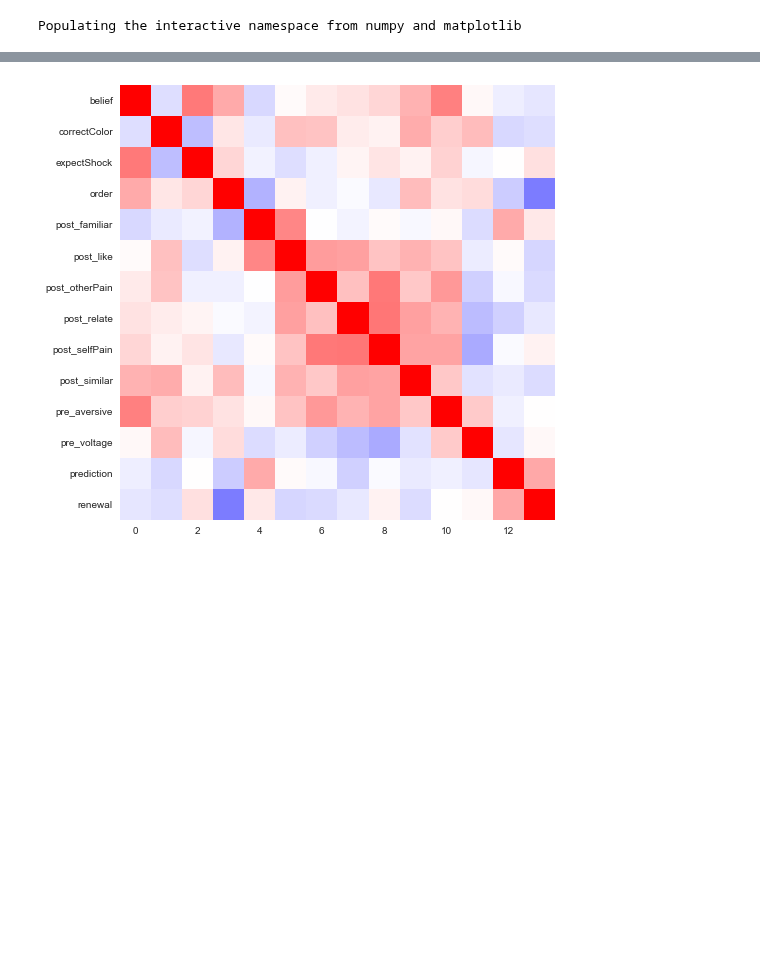
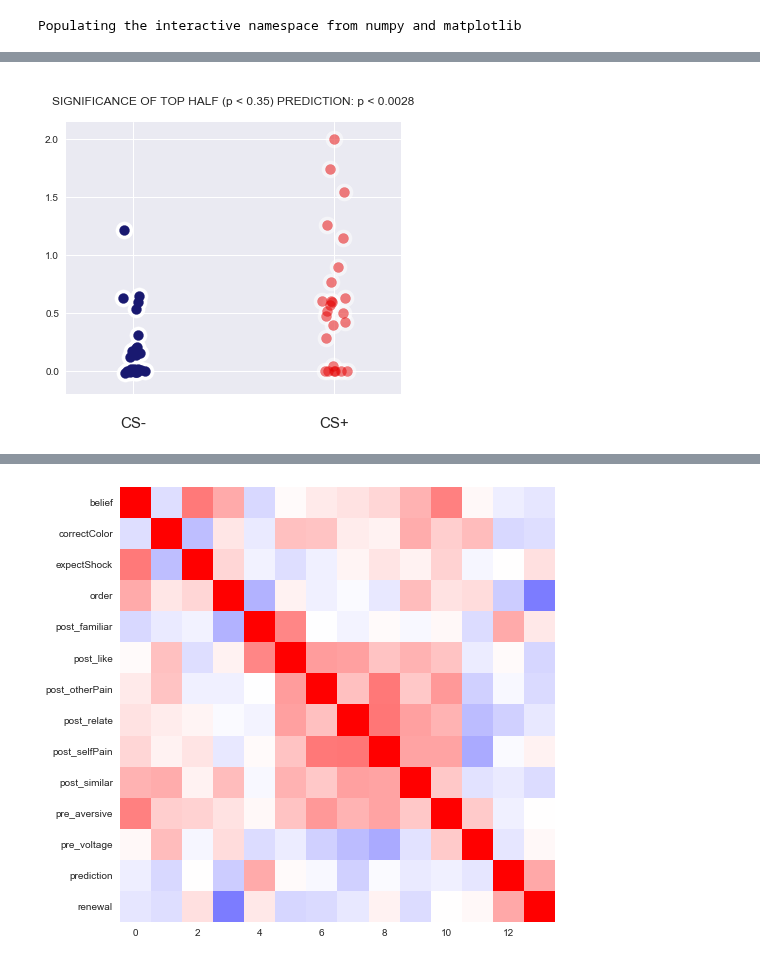
Before and after one commit to tzler/social_structure_learning, a Jupyter notebook: analysis/scr/visualizing_results_fyp.ipynb, the cells around one changed output, grey strips where cells are left out. Cells and saved outputs as stored; diff of their text form; code cells hidden in the pictures; blank space fills up the shorter version.

```diff
--- a/analysis/scr/visualizing_results_fyp.ipynb
+++ b/analysis/scr/visualizing_results_fyp.ipynb
@@ -368,0 +306,25 @@ conditioned_subjects_= find(conditioning_significance_onsets < .05)
+# %%
+mean_cutoff = conditioning_significance_raw_onsets.mean()
+conditioned_subjects_= find(conditioning_significance_onsets < mean_cutoff)
+# %%
+figure(figsize=[6,5])
+sns.set_style("dark", {'axes.grid' : True})
+#scatter(order[cb], log_renewal_plus[cb])
+tmp_len_p = len(log_renewal_plus[conditioned_subjects_])
+tmp_len_n = len(log_renewal_minus[conditioned_subjects_])
+jitter_p = np.random.randn(tmp_len_p)/100
+jitter_n = np.random.randn(tmp_len_n)/100
+
+_results_ = scipy.stats.ttest_ind(log_renewal_plus[conditioned_subjects_], log_renewal_minus[conditioned_subjects_])
+
+scatter(np.zeros(tmp_len_p)+ .3 + jitter_p, log_renewal_plus[conditioned_subjects_],s=300, alpha=.5,color='white')
+scatter(np.zeros(tmp_len_p)+ .3 + jitter_p, log_renewal_plus[conditioned_subjects_],s=100, alpha=.5,color='xkcd:red')
+scatter(np.zeros(tmp_len_n)+jitter_n, log_renewal_minus[conditioned_subjects_]+ jitter_p,s=300, alpha=1, color='white')
+scatter(np.zeros(tmp_len_n)+jitter_n, log_renewal_minus[conditioned_subjects_]+ jitter_p,s=100, alpha=1, color='midnightblue')
+xlim([-.1,.4])
+#ylim(-.2,1)
+xticks([0,.3], ['\nCS-', '\nCS+'], fontsize=15);
+#yticks([0,.5], [], fontsize=15);
+title('\nSIGNIFICANCE OF TOP HALF (p < %.2f) PREDICTION: p < %.4f\n'%(mean_cutoff, _results_.pvalue));
+# %% [output]
+[figure, added]
```
Also changed, not shown: parts of 42 cells of this notebook, 6 other files.
